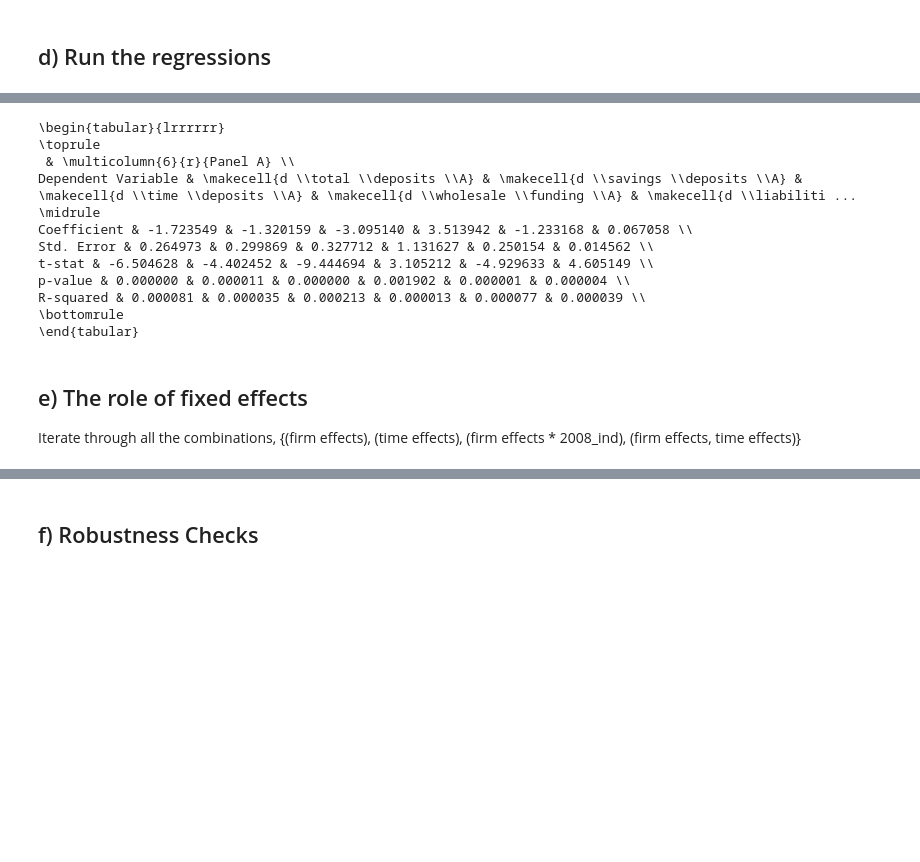
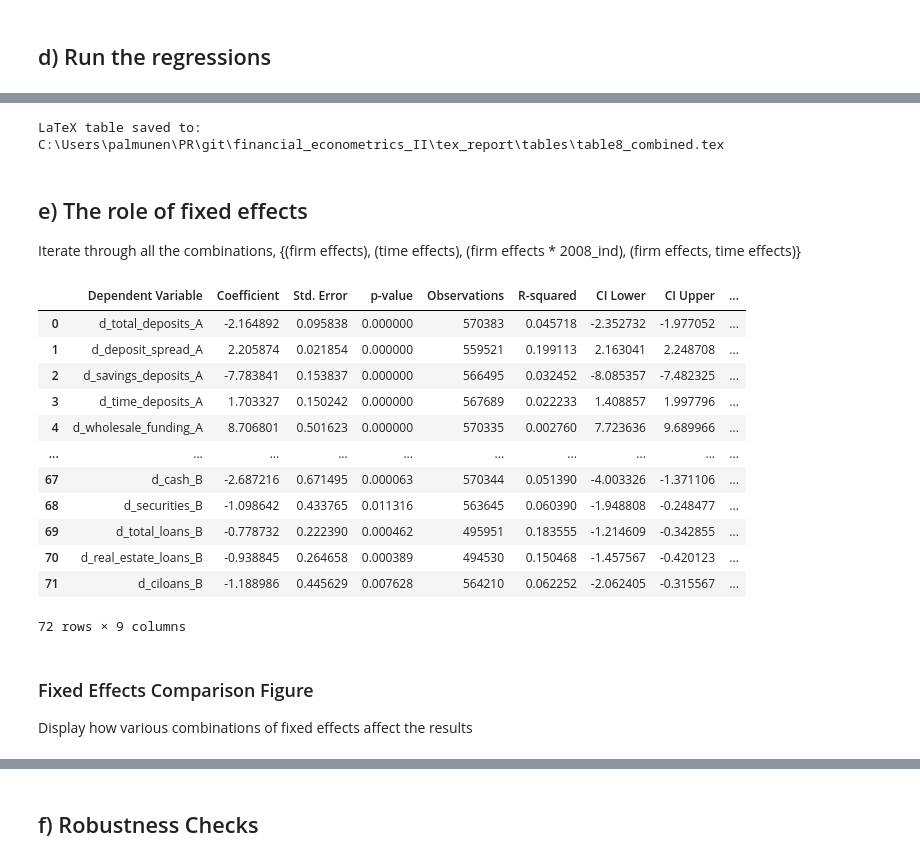
Before and after one commit to pamaths/financial_econometrics_II, a Jupyter notebook: notebooks/fe2_problem1.ipynb, the cells around one changed output, grey strips where cells are left out. Drawn from its saved outputs; the diff is of its cells as text; code cells hidden in the pictures; blank space fills up the shorter version.

```diff
--- a/notebooks/fe2_problem1.ipynb
+++ b/notebooks/fe2_problem1.ipynb
@@ -269,8 +285,10 @@ pdf_regr.set_index(['cert', 'dateq'], inplace=True)
 # Dependent variables table A
 all_vars = pdf_regr.columns
 depvars_a = pdf_regr.columns[all_vars.str.startswith('d_') & all_vars.str.endswith('_A')].tolist()
+depvars_a = [depvars_a[0]] + [depvars_a[-1]] + depvars_a[1:-1] # just reorder to match the paper
 depvars_b = pdf_regr.columns[all_vars.str.startswith('d_') & all_vars.str.endswith('_B')].tolist()
 depvars = depvars_a + depvars_b
+# depvars = [d + "_winsorized" for d in depvars]
 # %%
 def table8_reg(df, depvar, entity_effects = False, time_effects = True, other_effects = ["fe_bank_post2008"], model = False):
 
@@ -359,26 +650,28 @@ table8_b.columns = pd.MultiIndex.from_product([['Panel B'], table8_b.columns])
 # %%
-print(table8_a.to_latex(escape=False))
+
+combined_latex = df_to_latex_table(
+    panel_a_df=table8_a.set_index('Dependent Variable').T,
+    panel_b_df=table8_b.set_index('Dependent Variable').T,
+    panel_a_title="Panel A: Liabilities",
+    panel_b_title="Panel B: Assets",
+    caption="Effects of Monetary Policy on Bank Liabilities and Assets",
+    label="tab:table8",
+    save_path=tex_report_dir / "table8_combined.tex",
+    pvalue_col='p-value'
+)
+
+# print(combined_latex)
 # %% [output]
-\begin{tabular}{lrrrrrr}
-\toprule
- & \multicolumn{6}{r}{Panel A} \\
-Dependent Variable & \makecell{d \\total \\deposits \\A} & \makecell{d \\savings \\deposits \\A} & \makecell{d \\time \\deposits \\A} & \makecell{d \\wholesale \\funding \\A} & \makecell{d \\liabiliti ...
-\midrule
-Coefficient & -1.723549 & -1.320159 & -3.095140 & 3.513942 & -1.233168 & 0.067058 \\
-Std. Error & 0.264973 & 0.299869 & 0.327712 & 1.131627 & 0.250154 & 0.014562 \\
-t-stat & -6.504628 & -4.402452 & -9.444694 & 3.105212 & -4.929633 & 4.605149 \\
-p-value & 0.000000 & 0.000011 & 0.000000 & 0.001902 & 0.000001 & 0.000004 \\
-R-squared & 0.000081 & 0.000035 & 0.000213 & 0.000013 & 0.000077 & 0.000039 \\
-\bottomrule
-\end{tabular}
+LaTeX table saved to: C:\Users\palmunen\PR\git\financial_econometrics_II\tex_report\tables\table8_combined.tex
 # %% [markdown]
 ## e) The role of fixed effects
 Iterate through all the combinations, {(firm effects), (time effects), (firm effects * 2008_ind), (firm effects, time effects)}
 # %%
 kwargs_to_iterate = {
+    'no' : {'entity_effects': False, 'time_effects': False, 'other_effects': None}, # Just a panel without any fixed effects
     'entity': {'entity_effects': True, 'time_effects': False, 'other_effects': None},
     'time': {'entity_effects': False, 'time_effects': True, 'other_effects': None},
-    'timeX2008': {'entity_effects': False, 'time_effects': False, 'other_effects': ["fe_bank_post2008"]},
+    'entityX2008': {'entity_effects': False, 'time_effects': False, 'other_effects': ["fe_bank_post2008"]},
     'entityXtime': {'entity_effects': True, 'time_effects': True, 'other_effects': None},
     'entityXtimeX2008': {'entity_effects': False, 'time_effects': True, 'other_effects': ["fe_bank_post2008"]}, # the base case with all specified fixed effecs
 }
@@ -389,0 +678,29 @@ for key, kwargs in kwargs_to_iterate.items():
+# %%
+fe_results1 = []
+for key, kwargs in kwargs_to_iterate.items():
+    res_panel = {dep_val: table8_reg(pdf_regr, dep_val, **kwargs) for dep_val in depvars}
+    pdf = create_regression_table(res_panel, depvars=depvars, depvars_names=None, confint=True)
+    pdf['fixed_effects'] = key
+    fe_results1.append(pdf)
+    # fe_results[key] = pd.DataFrame(res_panel)
+# %%
+pdf_fe_results = pd.concat(fe_results1, ignore_index=True)
+pdf_fe_results
+# %% [output]
+|  | Dependent Variable | Coefficient | Std. Error | p-value | Observations | R-squared | CI Lower | CI Upper | ... |
+| 0 | d_total_deposits_A | -2.164892 | 0.095838 | 0.000000 | 570383 | 0.045718 | -2.352732 | -1.977052 | ... |
+| 1 | d_deposit_spread_A | 2.205874 | 0.021854 | 0.000000 | 559521 | 0.199113 | 2.163041 | 2.248708 | ... |
+| 2 | d_savings_deposits_A | -7.783841 | 0.153837 | 0.000000 | 566495 | 0.032452 | -8.085357 | -7.482325 | ... |
+| 3 | d_time_deposits_A | 1.703327 | 0.150242 | 0.000000 | 567689 | 0.022233 | 1.408857 | 1.997796 | ... |
+| 4 | d_wholesale_funding_A | 8.706801 | 0.501623 | 0.000000 | 570335 | 0.002760 | 7.723636 | 9.689966 | ... |
+| ... | ... | ... | ... | ... | ... | ... | ... | ... | ... |
+| 67 | d_cash_B | -2.687216 | 0.671495 | 0.000063 | 570344 | 0.051390 | -4.003326 | -1.371106 | ... |
+| 68 | d_securities_B | -1.098642 | 0.433765 | 0.011316 | 563645 | 0.060390 | -1.948808 | -0.248477 | ... |
+| 69 | d_total_loans_B | -0.778732 | 0.222390 | 0.000462 | 495951 | 0.183555 | -1.214609 | -0.342855 | ... |
+| 70 | d_real_estate_loans_B | -0.938845 | 0.264658 | 0.000389 | 494530 | 0.150468 | -1.457567 | -0.420123 | ... |
+| 71 | d_ciloans_B | -1.188986 | 0.445629 | 0.007628 | 564210 | 0.062252 | -2.062405 | -0.315567 | ... |
+72 rows × 9 columns
+# %% [markdown]
+### Fixed Effects Comparison Figure
+
+Display how various combinations of fixed effects affect the results
```
Also changed, not shown: parts of 54 cells of this notebook.
